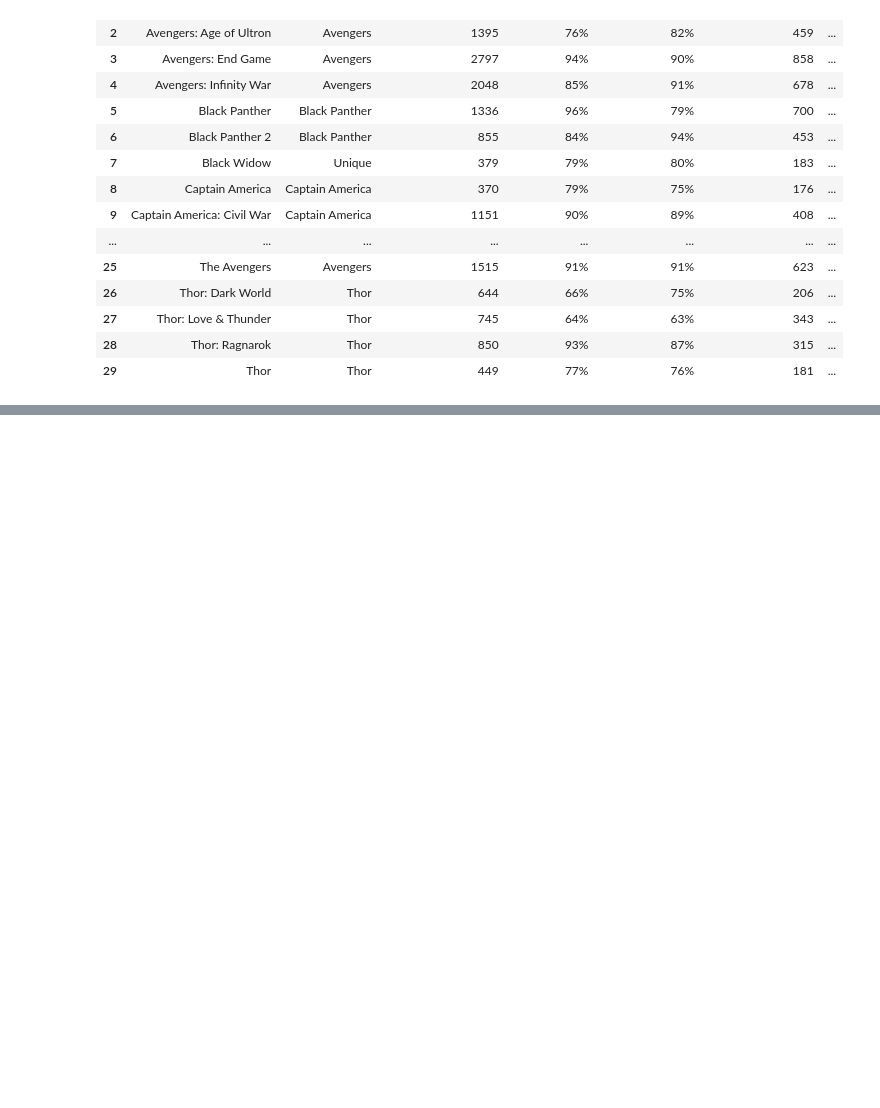
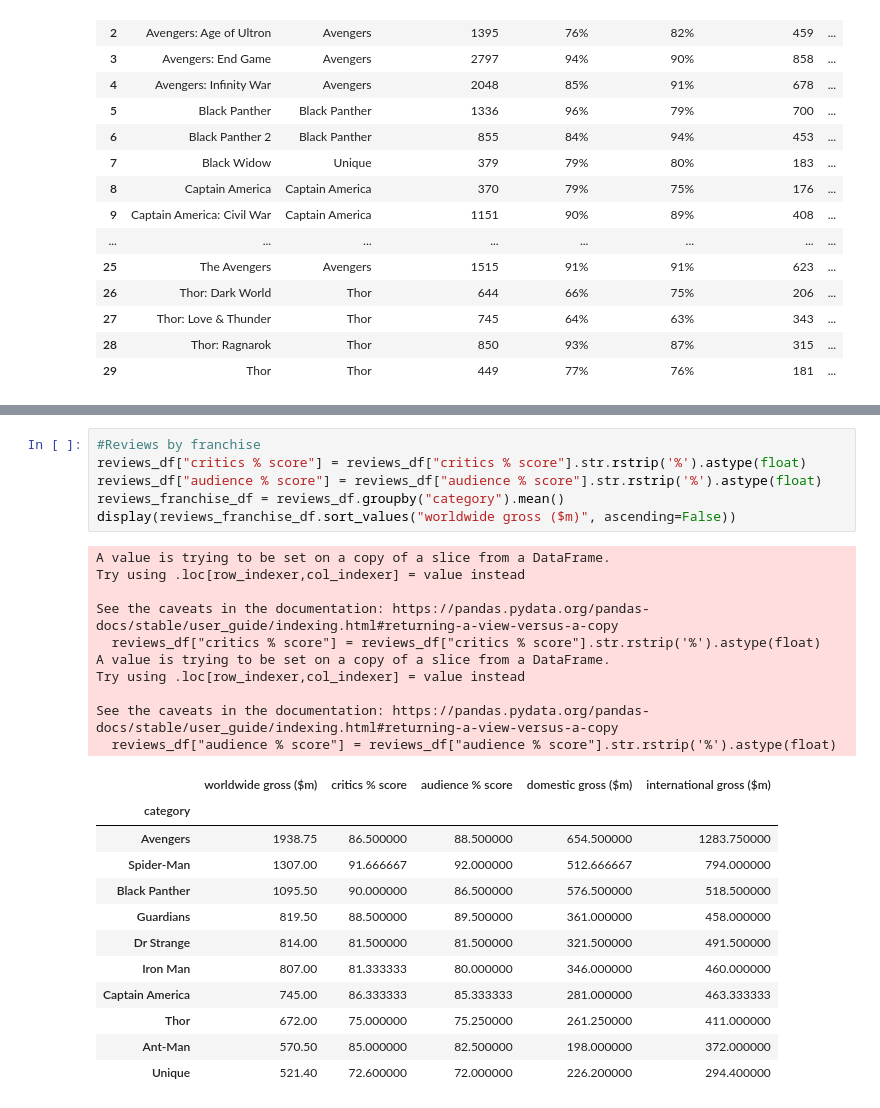
Before and after one commit to jdyiga10/project1-2023, a Jupyter notebook: andrew_work.ipynb, the cells around one changed output, grey strips where cells are left out. Drawn from its saved outputs; the diff is of its cells as text; blank space fills up the shorter version.

```diff
--- a/andrew_work.ipynb
+++ b/andrew_work.ipynb
@@ -51,0 +82,29 @@ reviews_df
+# %%
+#Reviews by franchise
+reviews_df["critics % score"] = reviews_df["critics % score"].str.rstrip('%').astype(float)
+reviews_df["audience % score"] = reviews_df["audience % score"].str.rstrip('%').astype(float)
+reviews_franchise_df = reviews_df.groupby("category").mean()
+display(reviews_franchise_df.sort_values("worldwide gross ($m)", ascending=False))
+# %% [output]
+A value is trying to be set on a copy of a slice from a DataFrame.
+Try using .loc[row_indexer,col_indexer] = value instead
+
+See the caveats in the documentation: https://pandas.pydata.org/pandas-docs/stable/user_guide/indexing.html#returning-a-view-versus-a-copy
+  reviews_df["critics % score"] = reviews_df["critics % score"].str.rstrip('%').astype(float)
+A value is trying to be set on a copy of a slice from a DataFrame.
+Try using .loc[row_indexer,col_indexer] = value instead
+
+See the caveats in the documentation: https://pandas.pydata.org/pandas-docs/stable/user_guide/indexing.html#returning-a-view-versus-a-copy
+  reviews_df["audience % score"] = reviews_df["audience % score"].str.rstrip('%').astype(float)
+|  | worldwide gross ($m) | critics % score | audience % score | domestic gross ($m) | international gross ($m) |
+| category |  |  |  |  |  |
+| Avengers | 1938.75 | 86.500000 | 88.500000 | 654.500000 | 1283.750000 |
+| Spider-Man | 1307.00 | 91.666667 | 92.000000 | 512.666667 | 794.000000 |
+| Black Panther | 1095.50 | 90.000000 | 86.500000 | 576.500000 | 518.500000 |
+| Guardians | 819.50 | 88.500000 | 89.500000 | 361.000000 | 458.000000 |
+| Dr Strange | 814.00 | 81.500000 | 81.500000 | 321.500000 | 491.500000 |
+| Iron Man | 807.00 | 81.333333 | 80.000000 | 346.000000 | 460.000000 |
+| Captain America | 745.00 | 86.333333 | 85.333333 | 281.000000 | 463.333333 |
+| Thor | 672.00 | 75.000000 | 75.250000 | 261.250000 | 411.000000 |
+| Ant-Man | 570.50 | 85.000000 | 82.500000 | 198.000000 | 372.000000 |
+| Unique | 521.40 | 72.600000 | 72.000000 | 226.200000 | 294.400000 |
```
Also changed, not shown: parts of 2 cells of this notebook.
